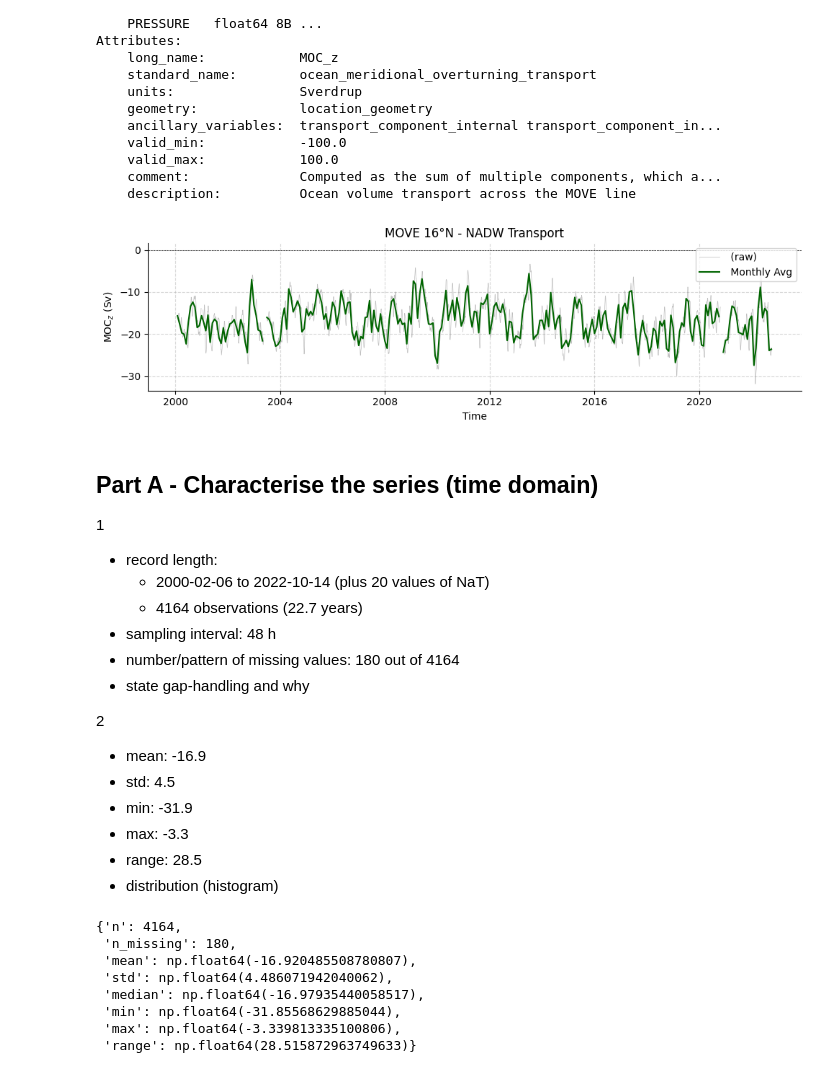
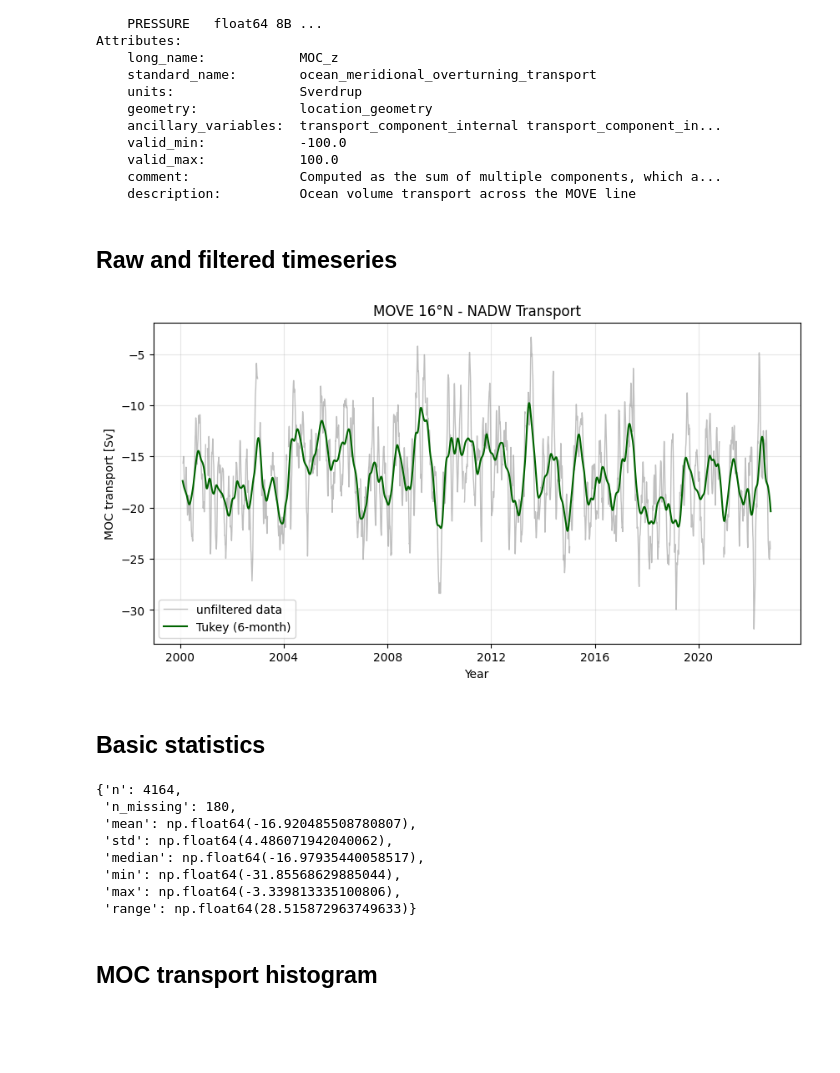
Before and after one commit to stine-fohrmann/data-analysis-assignment1, a Jupyter notebook: notebooks/assignment1.ipynb, the cells around one changed output. Drawn from its saved outputs; the diff is of its cells as text; code cells hidden in the pictures; blank space fills up the shorter version.

Commit message:
plot Tukey-filtered timeseries

```diff
--- a/notebooks/assignment1.ipynb
+++ b/notebooks/assignment1.ipynb
@@ -6,7 +11,16 @@ import matplotlib.pyplot as plt
 # %%
 # Read dataset
 ds = read.move()   # 16N (also: read.osnap(), read.move(),read.samba(), read.fw2015(), ...)
-ds.MOC
+
+moc_raw    = ds.MOC
+
+# Fill missing values
+moc_filled = fill_gaps(values=moc_raw, method='linear')
+
+# Time between data points
+dt_days = 2.0
+
+moc_raw
 # %% [output]
 Loading 1 MOVE 16°N dataset(s):
   0. OS_MOVE_20000206-20221014_DPR_VOLUMETRANSPORT.nc: MOVE transport time series
@@ -27,40 +41,33 @@ Attributes:
     valid_max:            100.0
     comment:              Computed as the sum of multiple components, which a...
     description:          Ocean volume transport across the MOVE line
+# %% [markdown]
+## Raw and filtered timeseries
 # %%
-from amocatlas import plotters
+from amoc_analysis.spectra_filtering.filters import tukey_lowpass
 
-# Plot MOVE timeseries
-plotters.plot_amoc_timeseries(
-    data=[ds],
-    varnames=["MOC"],
-    labels=[""],
-    colors=["darkgreen"],
-    resample_monthly=True,
-    plot_raw=True,
-    title="MOVE 16°N - NADW Transport"
-)
-plt.savefig('../plots/timeseries.png')
-plt.savefig('../plots/timeseries.pdf')
+# Tukey low-pass filter
+window_size = round((365/12 * 6) / dt_days)     # 6-month window
+moc_filtered = tukey_lowpass(values=moc_raw, window=window_size)
+
+# Plot unfilled and filtered timeseries
+fig = plt.figure(figsize=(10,5))
+plt.plot(ds.TIME, moc_raw, lw=1, c='grey', alpha=0.5, label='unfiltered data')
+plt.plot(ds.TIME, moc_filtered, c='darkgreen', label='Tukey (6-month)')
+
+# Figure settings
+plt.legend()
+plt.title('MOVE 16°N - NADW Transport')
+plt.xlabel('Year')
+plt.ylabel('MOC transport [Sv]')
+plt.grid(alpha=0.3)
+
+# Save and show
+plt.savefig('../plots/timeseries.png', bbox_inches='tight')
+plt.savefig('../plots/timeseries.pdf', bbox_inches='tight')
 plt.show()
 # %% [output]
-[figure, old version]
+[figure, new version]
-# %% [markdown]
-## Part A - Characterise the series (time domain)
-
-1
-- record length:
-    - 2000-02-06 to 2022-10-14 (plus 20 values of NaT)
-    - 4164 observations (22.7 years)
-- sampling interval: 48 h
-- number/pattern of missing values: 180 out of 4164
-- state gap-handling and why
-
-2
-- mean: -16.9
-- std: 4.5
-- min: -31.9
-- max: -3.3
-- range: 28.5
-- distribution (histogram)
+# %% [markdown]
+## Basic statistics
 # %%
@@ -79,6 +84,8 @@ stats
  'min': np.float64(-31.85568629885044),
  'max': np.float64(-3.339813335100806),
  'range': np.float64(28.515872963749633)}
+# %% [markdown]
+## MOC transport histogram
 # %%
 from matplotlib.ticker import PercentFormatter
 
```
Also changed, not shown: parts of 5 cells of this notebook.
